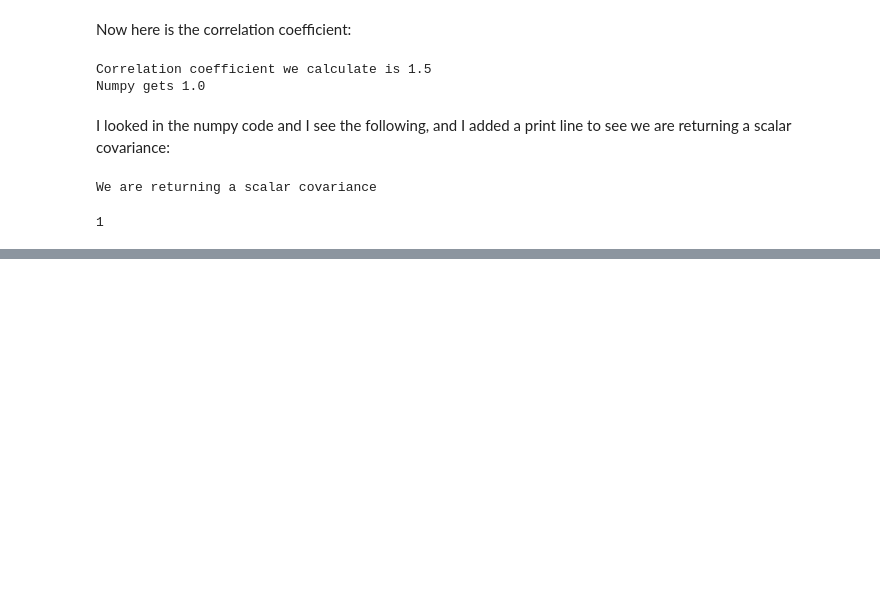
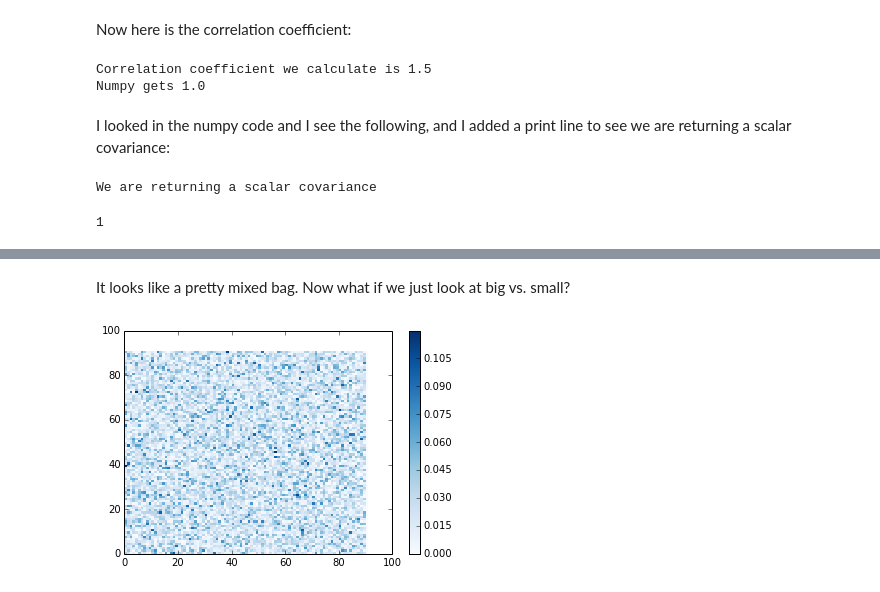
Before and after one commit to nagyistge/brainmeta, a Jupyter notebook: notebook/correlation_coefficient.ipynb, the cells around one changed output, grey strips where cells are left out. Cells and saved outputs as stored; diff of their text form; code cells hidden in the pictures; blank space fills up the shorter version.

```diff
--- a/notebook/correlation_coefficient.ipynb
+++ b/notebook/correlation_coefficient.ipynb
@@ -92,0 +126,25 @@ What does that mean?
+# %% [markdown]
+It looks like a pretty mixed bag. Now what if we just look at big vs. small?
+# %%
+# Function for a decimal range
+def drange(start, stop, step):
+     r = start
+     while r < stop:
+     	yield r
+     	r += step
+
+sd_small = ["%g" % x for x in drange(1,10,0.1)]
+sd_big = ["%g" % x for x in drange(1001,1010,0.1)] # this one is one smaller, just ignore white space!
+
+corr_coeff_matrix = np.zeros([len(sd_small),len(sd_small)])
+
+for sd1 in range(0,len(sd_small)):
+  data1 = np.random.normal(loc=0.0,scale=sd_small[sd1],size=1000)
+  for sd2 in range(0,len(sd_big)):
+    data2 = np.random.normal(loc=0.0,scale=sd_big[sd2],size=1000)
+    corr_coeff_matrix[sd1,sd2] = np.corrcoef(data1,data2)[0][1]
+
+# Look at absolute value this time
+plot_heatmap(np.abs(corr_coeff_matrix))
+# %% [output]
+[figure, added]
```
Also changed, not shown: parts of 9 cells of this notebook.
